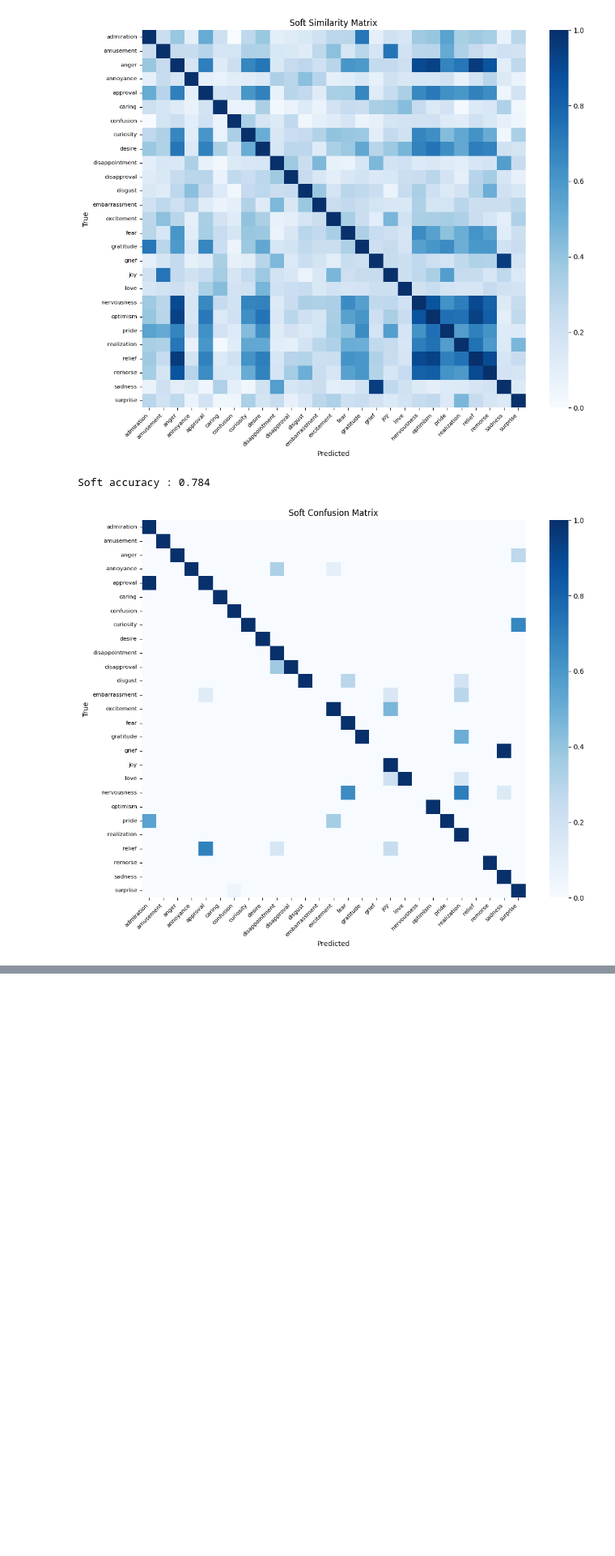
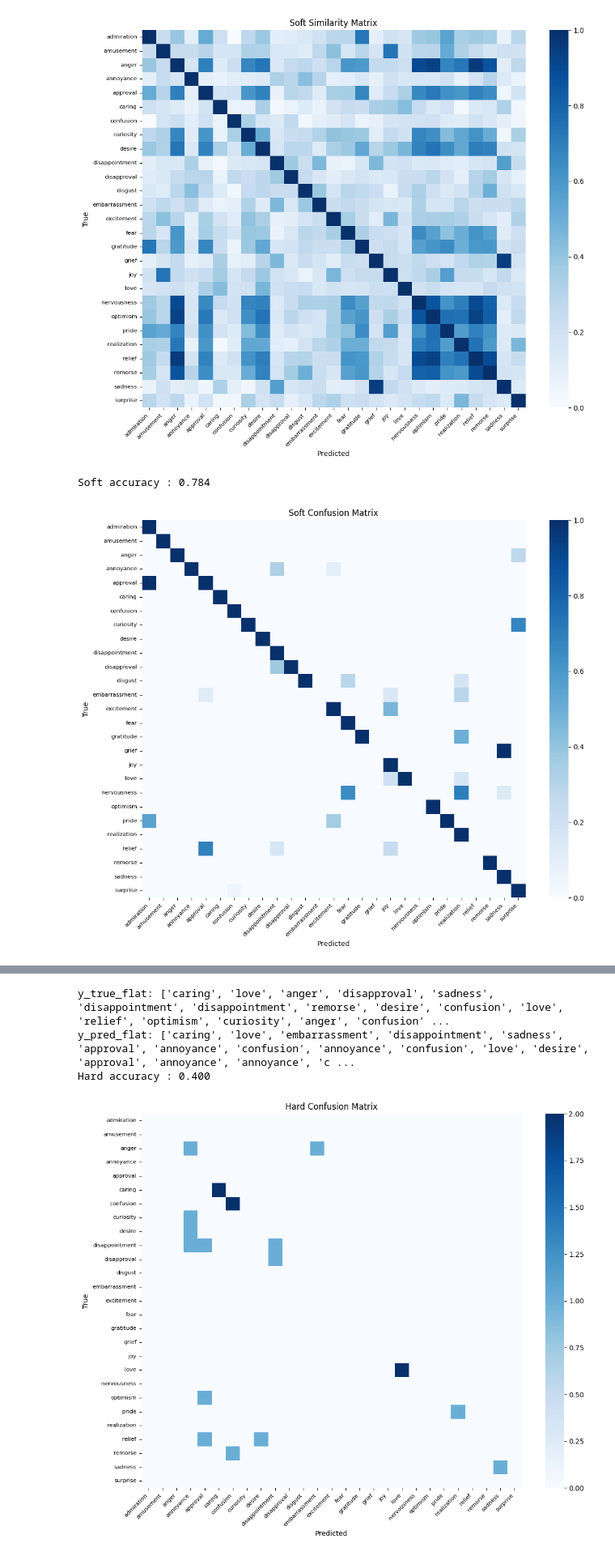
Before and after one commit to LucioLuque/GPTuneYourEmotions, a Jupyter notebook: evaluation/sentiment/sentiment_eval.ipynb, the cells around one changed output, grey strips where cells are left out. Shown at 81% size. Saved outputs shown, nothing was run; the diff lists cells and outputs as text; code cells hidden in the pictures; blank space fills up the shorter version.

```diff
--- a/evaluation/sentiment/sentiment_eval.ipynb
+++ b/evaluation/sentiment/sentiment_eval.ipynb
@@ -21,6 +21,7 @@ from utils import predict_one, load_similarity_matrix, plot_confusion
 # %%
 RESULTS_STORAGE_PATH = "sentiment_results"
 CSV_PROMPTS_PATH = "eval_prompts.csv"
+CSV_LYRICS_LABELS_PATH = "eval_lyrics_labels.csv"
 IDX = {lbl: i for i, lbl in enumerate(emotions_labels)}
 # %% [markdown]
 ## Hard evaluation
@@ -100,0 +131,48 @@ Soft accuracy : 0.784
+# %%
+df = pd.read_csv(CSV_LYRICS_LABELS_PATH)
+df["pred"] = df["lyric"].apply(predict_two)  # predict_two devuelve una lista de dos emociones
+
+
+# Separar las etiquetas verdaderas
+y_true_label1 = df["label1"].values
+y_true_label2 = df["label2"].values
+
+# Combinar las etiquetas verdaderas en pares
+y_true = list(zip(y_true_label1, y_true_label2))  # Combinar las etiquetas en pares
+
+y_pred = df["pred"].values
+
+
+# Reordenar las etiquetas verdaderas y predichas para que estén alineadas
+aligned_pairs = [align_predictions_with_labels(pred, real) for pred, real in zip(y_pred, y_true)]
+
+# Separar las predicciones y etiquetas reales alineadas
+y_pred_aligned = [pair[0] for pair in aligned_pairs]
+y_true_aligned = [pair[1] for pair in aligned_pairs]
+
+# Aplanar las etiquetas después de reordenarlas
+y_true_flat = [label for pair in y_true_aligned for label in pair]
+y_pred_flat = [label for pair in y_pred_aligned for label in pair]
+
+print(f"y_true_flat: {y_true_flat}")
+print(f"y_pred_flat: {y_pred_flat}")
+
+hard_acc = accuracy_score(y_true_flat, y_pred_flat)
+print(f"Hard accuracy : {hard_acc:.3f}")
+
+# Generar matriz de confusión
+hard_cm = confusion_matrix(y_true_flat, y_pred_flat, labels=emotions_labels)
+
+
+
+plot_confusion(
+    hard_cm, emotions_labels,
+    title="Hard Confusion Matrix",
+    fname=os.path.join(RESULTS_STORAGE_PATH, "lyrics_hard_acc.png"),
+    vmax=hard_cm.max()
+)
+# %% [output]
+y_true_flat: ['caring', 'love', 'anger', 'disapproval', 'sadness', 'disappointment', 'disappointment', 'remorse', 'desire', 'confusion', 'love', 'relief', 'optimism', 'curiosity', 'anger', 'confusion' ...
+y_pred_flat: ['caring', 'love', 'embarrassment', 'disappointment', 'sadness', 'approval', 'annoyance', 'confusion', 'annoyance', 'confusion', 'love', 'desire', 'approval', 'annoyance', 'annoyance', 'c ...
+Hard accuracy : 0.400
+[figure, added]
```
Also changed, not shown: parts of 5 cells of this notebook, 6 other files.
